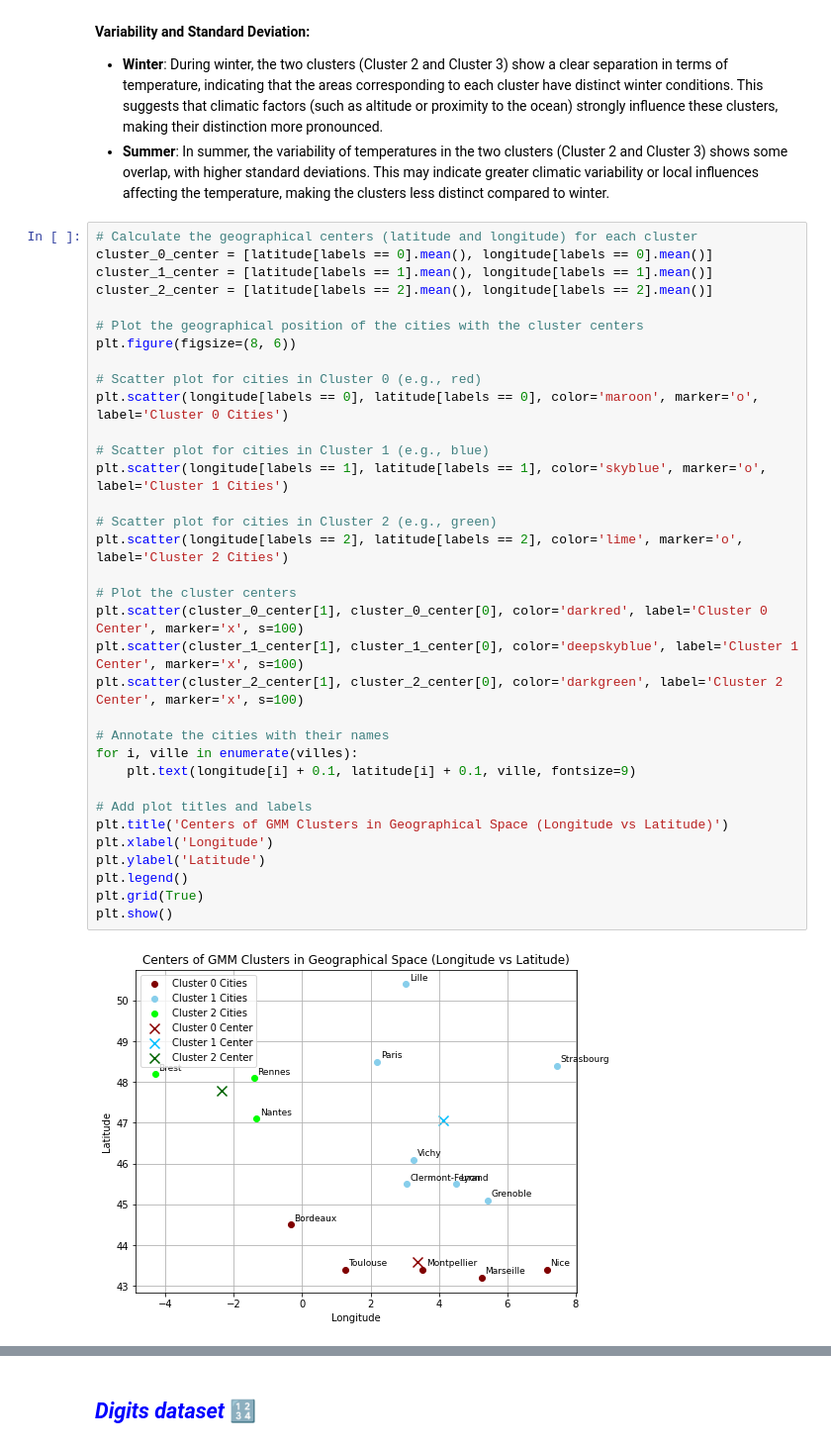
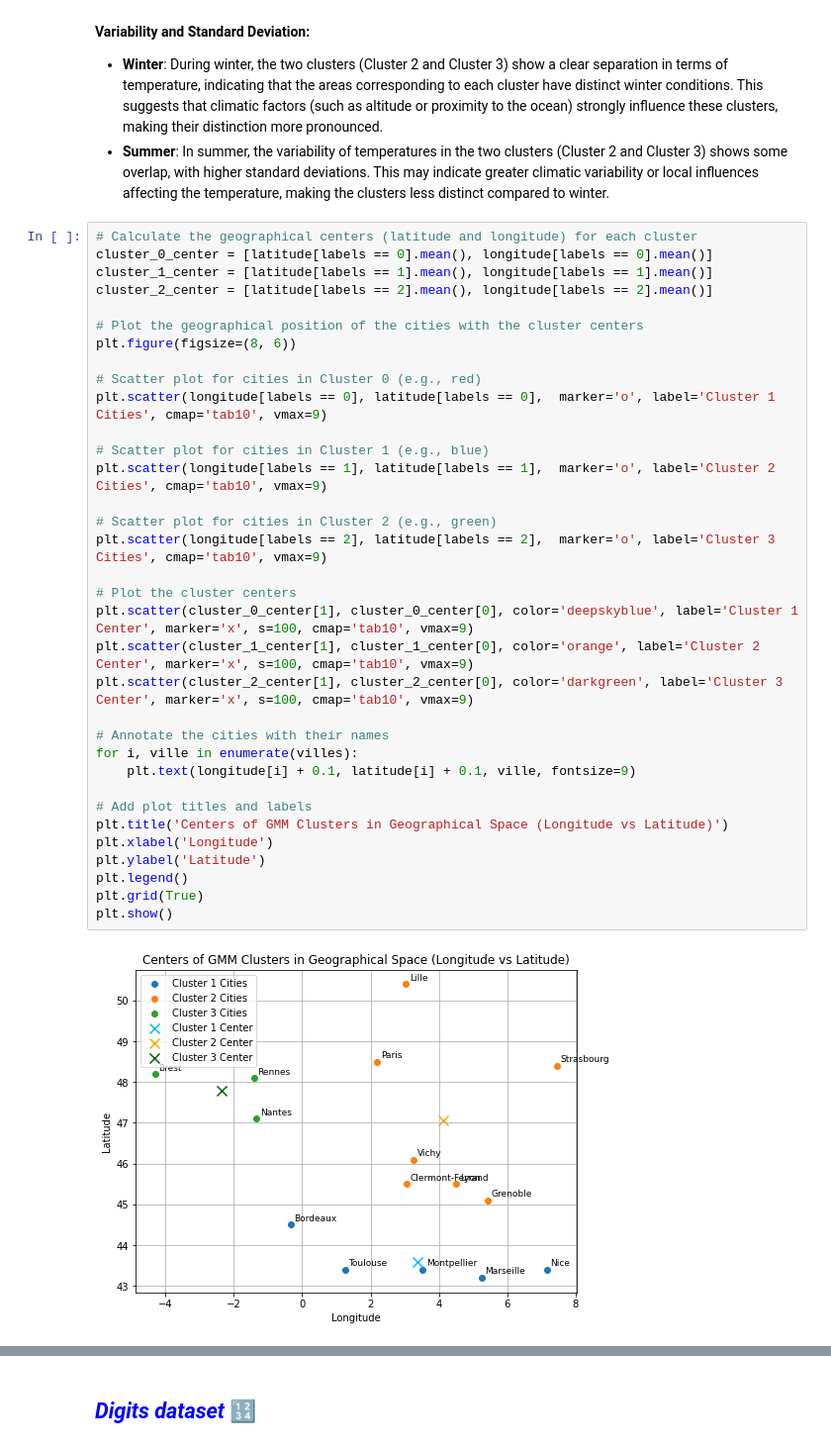
Before and after one commit to YessineMkaouar/Practical-Machine-Learning, a Jupyter notebook: temp.ipynb, the cells around one changed output, grey strips where cells are left out. Shown at 99% size. Saved outputs shown, nothing was run; the diff lists cells and outputs as text.

```diff
--- a/temp.ipynb
+++ b/temp.ipynb
@@ -466,37 +466,37 @@ plt.show()
 # %%
 # Calculate the geographical centers (latitude and longitude) for each cluster
 cluster_0_center = [latitude[labels == 0].mean(), longitude[labels == 0].mean()]
 cluster_1_center = [latitude[labels == 1].mean(), longitude[labels == 1].mean()]
 cluster_2_center = [latitude[labels == 2].mean(), longitude[labels == 2].mean()]
 
 # Plot the geographical position of the cities with the cluster centers
 plt.figure(figsize=(8, 6))
 
 # Scatter plot for cities in Cluster 0 (e.g., red)
-plt.scatter(longitude[labels == 0], latitude[labels == 0], color='maroon', marker='o', label='Cluster 0 Cities')
+plt.scatter(longitude[labels == 0], latitude[labels == 0],  marker='o', label='Cluster 1 Cities', cmap='tab10', vmax=9)
 
 # Scatter plot for cities in Cluster 1 (e.g., blue)
-plt.scatter(longitude[labels == 1], latitude[labels == 1], color='skyblue', marker='o', label='Cluster 1 Cities')
+plt.scatter(longitude[labels == 1], latitude[labels == 1],  marker='o', label='Cluster 2 Cities', cmap='tab10', vmax=9)
 
 # Scatter plot for cities in Cluster 2 (e.g., green)
-plt.scatter(longitude[labels == 2], latitude[labels == 2], color='lime', marker='o', label='Cluster 2 Cities')
+plt.scatter(longitude[labels == 2], latitude[labels == 2],  marker='o', label='Cluster 3 Cities', cmap='tab10', vmax=9)
 
 # Plot the cluster centers
-plt.scatter(cluster_0_center[1], cluster_0_center[0], color='darkred', label='Cluster 0 Center', marker='x', s=100)
-plt.scatter(cluster_1_center[1], cluster_1_center[0], color='deepskyblue', label='Cluster 1 Center', marker='x', s=100)
-plt.scatter(cluster_2_center[1], cluster_2_center[0], color='darkgreen', label='Cluster 2 Center', marker='x', s=100)
+plt.scatter(cluster_0_center[1], cluster_0_center[0], color='deepskyblue', label='Cluster 1 Center', marker='x', s=100, cmap='tab10', vmax=9)
+plt.scatter(cluster_1_center[1], cluster_1_center[0], color='orange', label='Cluster 2 Center', marker='x', s=100, cmap='tab10', vmax=9)
+plt.scatter(cluster_2_center[1], cluster_2_center[0], color='darkgreen', label='Cluster 3 Center', marker='x', s=100, cmap='tab10', vmax=9)
 
 # Annotate the cities with their names
 for i, ville in enumerate(villes):
     plt.text(longitude[i] + 0.1, latitude[i] + 0.1, ville, fontsize=9)
 
 # Add plot titles and labels
 plt.title('Centers of GMM Clusters in Geographical Space (Longitude vs Latitude)')
 plt.xlabel('Longitude')
 plt.ylabel('Latitude')
 plt.legend()
 plt.grid(True)
 plt.show()
 # %% [output]
-[figure, old version]
+[figure, new version]
 # %% [markdown]
```
Also changed, not shown: parts of 16 cells of this notebook.
